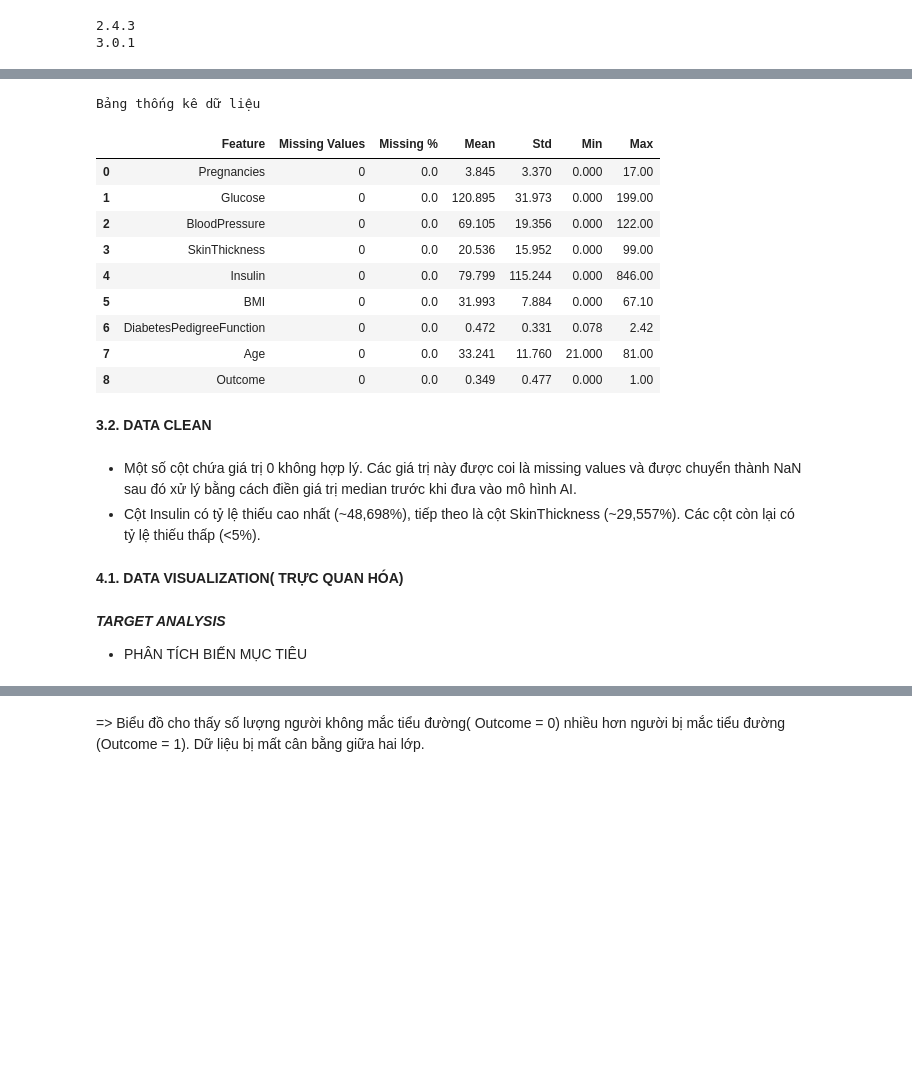
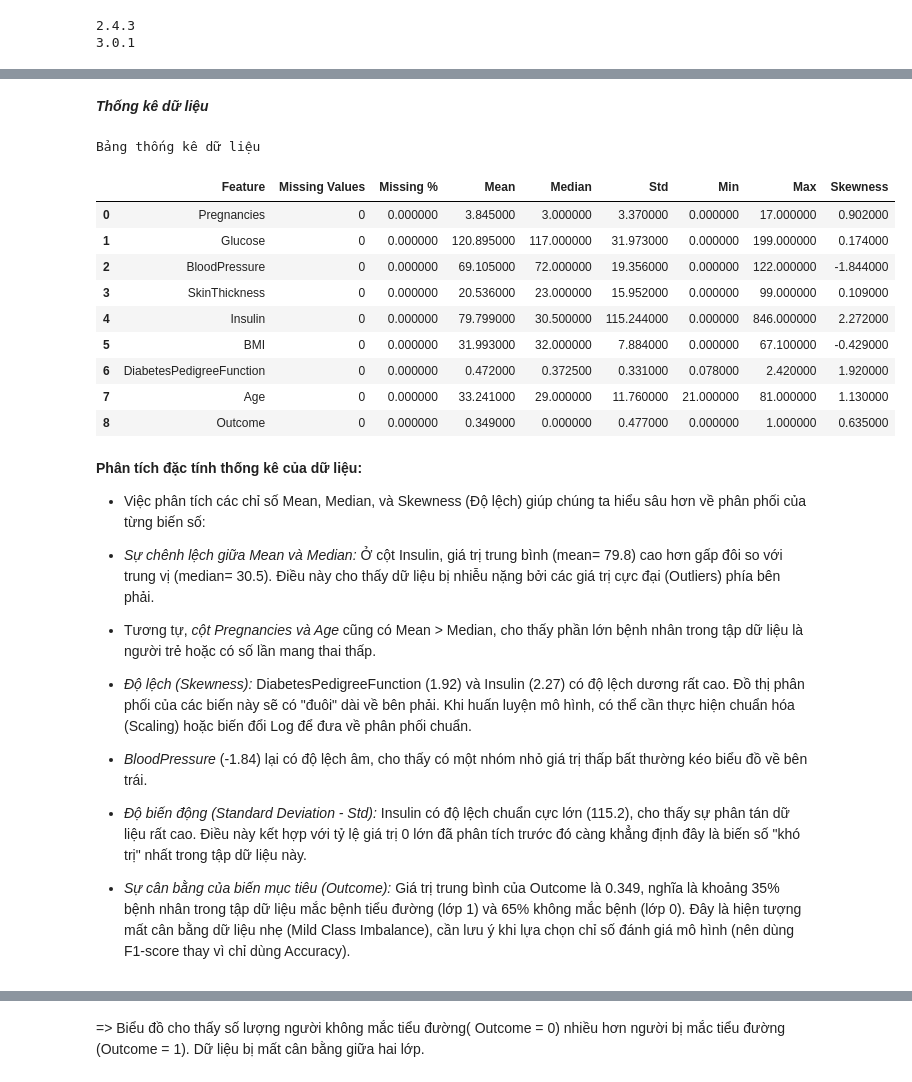
Before and after one commit to hongyen-oss/Diabetes-Prediction, a Jupyter notebook: Notebooks/project_analysis.ipynb, the cells around one changed output, grey strips where cells are left out. Saved outputs shown, nothing was run; the diff lists cells and outputs as text; code cells hidden in the pictures; blank space fills up the shorter version.

```diff
--- a/Notebooks/project_analysis.ipynb
+++ b/Notebooks/project_analysis.ipynb
@@ -84,0 +133,7 @@ print(df.duplicated().sum())
+# %%
+duplicates = df.duplicated().sum()
+print("Số dòng bị trùng:", duplicates)
+
+if duplicates > 0:
+    df = df.drop_duplicates()
+    print("Đã xoá dữ liệu trùng.")
@@ -108,26 +207,33 @@ THỐNG KÊ DỮ LIỆU
+# %% [markdown]
+***Thống kê dữ liệu***
 # %%
+numeric_df = df.select_dtypes(include=np.number)
+
 eda_summary = pd.DataFrame({
-    "Feature": df.columns,
-    "Missing Values": df.isnull().sum().values,
-    "Missing %": (df.isnull().mean() * 100).round(3).values,
-    "Mean": df.mean().round(3).values,
-    "Std": df.std().round(3).values,
-    "Min": df.min().values,
-    "Max": df.max().values
+    "Feature": numeric_df.columns,
+    "Missing Values": numeric_df.isnull().sum().values,
+    "Missing %": (numeric_df.isnull().mean() * 100).round(3).values,
+    "Mean": numeric_df.mean().round(3).values,
+    "Median": numeric_df.median().values,
+    "Std": numeric_df.std().round(3).values,
+    "Min": numeric_df.min().values,
+    "Max": numeric_df.max().values,
+    "Skewness": numeric_df.skew().round(3).values
 })
+
+eda_summary = eda_summary.sort_values('Missing %', ascending=False).reset_index(drop=True)
+
 print("Bảng thống kê dữ liệu")
-display(eda_summary.sort_values('Missing %',ascending=False).reset_index(drop=True))
+display(eda_summary.style.background_gradient(cmap="Reds", subset=["Missing %"]))
 # %% [output]
 Bảng thống kê dữ liệu
-|  | Feature | Missing Values | Missing % | Mean | Std | Min | Max |
-| 0 | Pregnancies | 0 | 0.0 | 3.845 | 3.370 | 0.000 | 17.00 |
-| 1 | Glucose | 0 | 0.0 | 120.895 | 31.973 | 0.000 | 199.00 |
-| 2 | BloodPressure | 0 | 0.0 | 69.105 | 19.356 | 0.000 | 122.00 |
-| 3 | SkinThickness | 0 | 0.0 | 20.536 | 15.952 | 0.000 | 99.00 |
-| 4 | Insulin | 0 | 0.0 | 79.799 | 115.244 | 0.000 | 846.00 |
-| 5 | BMI | 0 | 0.0 | 31.993 | 7.884 | 0.000 | 67.10 |
-| 6 | DiabetesPedigreeFunction | 0 | 0.0 | 0.472 | 0.331 | 0.078 | 2.42 |
-| 7 | Age | 0 | 0.0 | 33.241 | 11.760 | 21.000 | 81.00 |
-| 8 | Outcome | 0 | 0.0 | 0.349 | 0.477 | 0.000 | 1.00 |
+|  | Feature | Missing Values | Missing % | Mean | Median | Std | Min | Max | Skewness |
+| 0 | Pregnancies | 0 | 0.000000 | 3.845000 | 3.000000 | 3.370000 | 0.000000 | 17.000000 | 0.902000 |
+| 1 | Glucose | 0 | 0.000000 | 120.895000 | 117.000000 | 31.973000 | 0.000000 | 199.000000 | 0.174000 |
+| 2 | BloodPressure | 0 | 0.000000 | 69.105000 | 72.000000 | 19.356000 | 0.000000 | 122.000000 | -1.844000 |
+| 3 | SkinThickness | 0 | 0.000000 | 20.536000 | 23.000000 | 15.952000 | 0.000000 | 99.000000 | 0.109000 |
+| 4 | Insulin | 0 | 0.000000 | 79.799000 | 30.500000 | 115.244000 | 0.000000 | 846.000000 | 2.272000 |
+| 5 | BMI | 0 | 0.000000 | 31.993000 | 32.000000 | 7.884000 | 0.000000 | 67.100000 | -0.429000 |
+| 6 | DiabetesPedigreeFunction | 0 | 0.000000 | 0.472000 | 0.372500 | 0.331000 | 0.078000 | 2.420000 | 1.920000 |
+| 7 | Age | 0 | 0.000000 | 33.241000 | 29.000000 | 11.760000 | 21.000000 | 81.000000 | 1.130000 |
+| 8 | Outcome | 0 | 0.000000 | 0.349000 | 0.000000 | 0.477000 | 0.000000 | 1.000000 | 0.635000 |
-# %% [markdown]
-**3.2. DATA CLEAN**
@@ -137,10 +240,15 @@ df = df.drop_duplicates()
-# %% [markdown]
-* Một số cột chứa giá trị 0 không hợp lý. Các giá trị này được coi là missing values và được chuyển thành NaN sau đó xử lý bằng cách điền giá trị median trước khi đưa vào mô hình AI.
-* Cột Insulin có tỷ lệ thiếu cao nhất (~48,698%), tiếp theo là cột SkinThickness (~29,557%). Các cột còn lại có tỷ lệ thiếu thấp (<5%).
-# %% [markdown]
-**4.1.  DATA VISUALIZATION( TRỰC QUAN HÓA)**
-# %% [markdown]
-***TARGET ANALYSIS***
-* PHÂN TÍCH BIẾN MỤC TIÊU
+# %% [markdown]
+**Phân tích đặc tính thống kê của dữ liệu:**
+- Việc phân tích các chỉ số Mean, Median, và Skewness (Độ lệch) giúp chúng ta hiểu sâu hơn về phân phối của từng biến số:
+- *Sự chênh lệch giữa Mean và Median:*  Ở cột Insulin, giá trị trung bình (mean= 79.8) cao hơn gấp đôi so với trung vị (median= 30.5). Điều này cho thấy dữ liệu bị nhiễu nặng bởi các giá trị cực đại (Outliers) phía bên phải.
+- Tương tự, *cột Pregnancies và Age* cũng có Mean > Median, cho thấy phần lớn bệnh nhân trong tập dữ liệu là người trẻ hoặc có số lần mang thai thấp.
+
+- *Độ lệch (Skewness):* DiabetesPedigreeFunction (1.92) và Insulin (2.27) có độ lệch dương rất cao. Đồ thị phân phối của các biến này sẽ có "đuôi" dài về bên phải. Khi huấn luyện mô hình, có thể cần thực hiện chuẩn hóa (Scaling) hoặc biến đổi Log để đưa về phân phối chuẩn.
+
+- *BloodPressure* (-1.84) lại có độ lệch âm, cho thấy có một nhóm nhỏ giá trị thấp bất thường kéo biểu đồ về bên trái.
+
+- *Độ biến động (Standard Deviation - Std):*  Insulin có độ lệch chuẩn cực lớn (115.2), cho thấy sự phân tán dữ liệu rất cao. Điều này kết hợp với tỷ lệ giá trị 0 lớn đã phân tích trước đó càng khẳng định đây là biến số "khó trị" nhất trong tập dữ liệu này.
+
+- *Sự cân bằng của biến mục tiêu (Outcome):*  Giá trị trung bình của Outcome là 0.349, nghĩa là khoảng 35% bệnh nhân trong tập dữ liệu mắc bệnh tiểu đường (lớp 1) và 65% không mắc bệnh (lớp 0). Đây là hiện tượng mất cân bằng dữ liệu nhẹ (Mild Class Imbalance), cần lưu ý khi lựa chọn chỉ số đánh giá mô hình (nên dùng F1-score thay vì chỉ dùng Accuracy).
 # %%
 plt.figure(figsize=(6,4))
```
Also changed, not shown: parts of 166 cells of this notebook, 5 other files.
